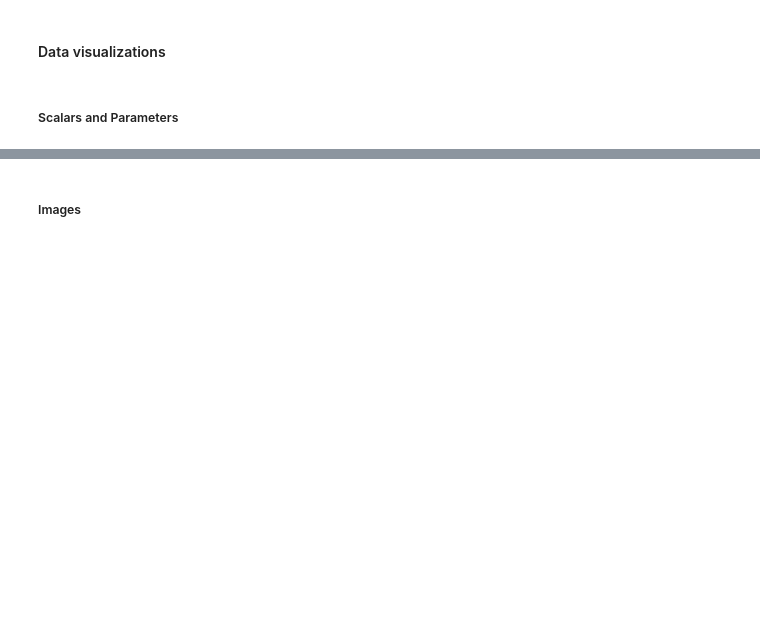
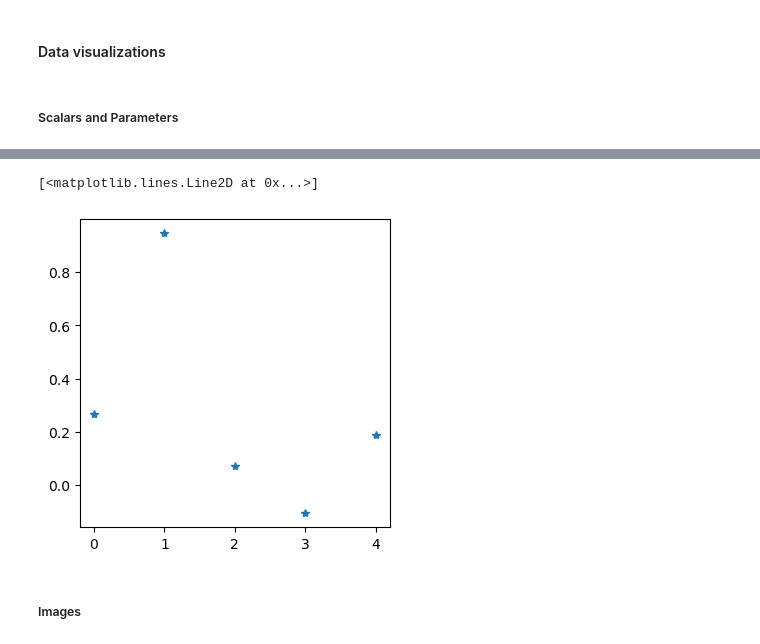
Before and after one commit to lanl/MORPH, a Jupyter notebook: experiments/ft_llnl_jag/icf_data.ipynb, the cells around one changed output, grey strips where cells are left out. Drawn from its saved outputs; the diff is of its cells as text; code cells hidden in the pictures; blank space fills up the shorter version.

```diff
--- a/experiments/ft_llnl_jag/icf_data.ipynb
+++ b/experiments/ft_llnl_jag/icf_data.ipynb
@@ -80,3 +104,9 @@ plt.title('Parameters')
+# %%
+plt.figure(figsize=(4, 4))
+plt.plot(params[0,:],'*')
+# %% [output]
+[<matplotlib.lines.Line2D at 0x...>]
+[figure, added]
 # %% [markdown]
 ##### Images
 # %%
```
Also changed, not shown: parts of 30 cells of this notebook, 4 other files.
